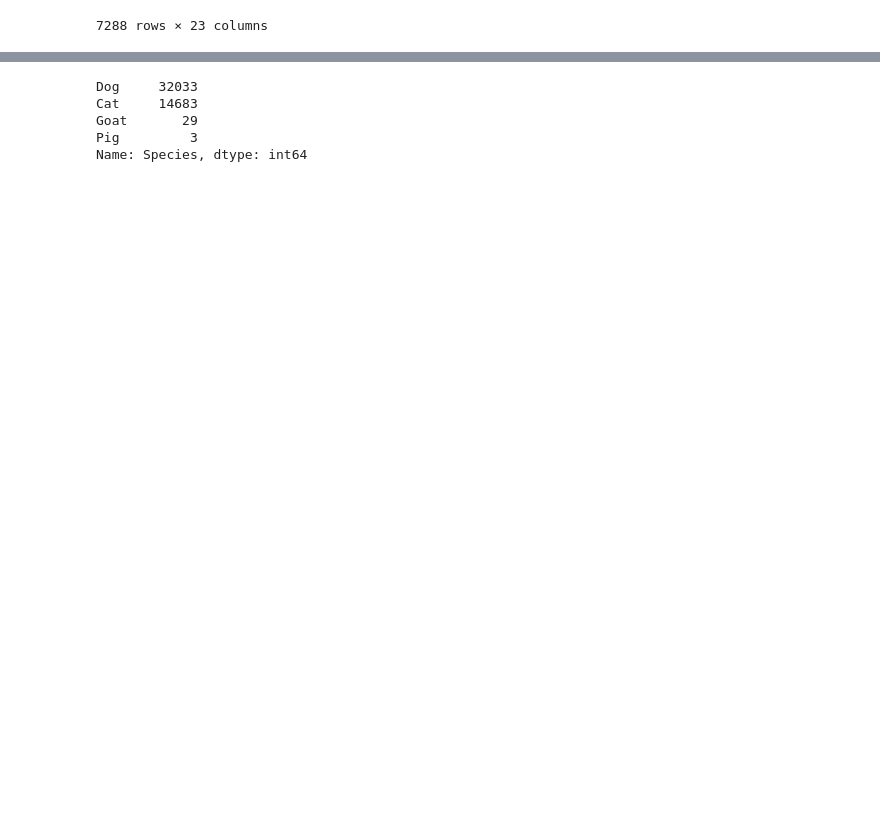
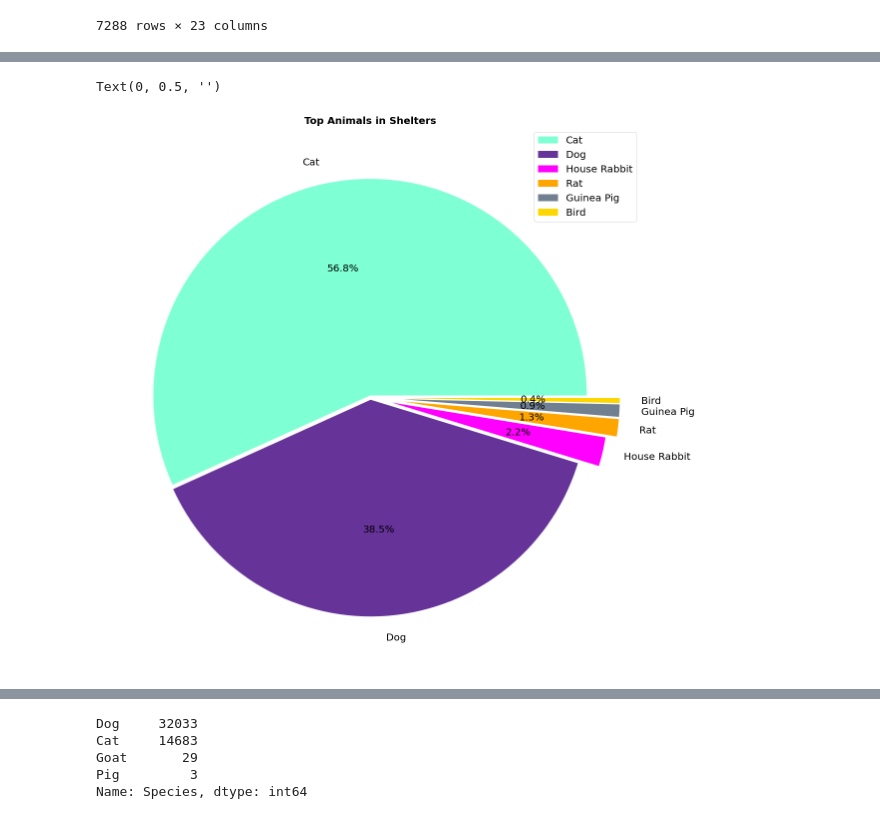
Before and after one commit to RichardMoseley/AnimalAnalysisProject, a Jupyter notebook: Pet Project .ipynb, the cells around one changed output, grey strips where cells are left out. Saved outputs shown, nothing was run; the diff lists cells and outputs as text; code cells hidden in the pictures; blank space fills up the shorter version.

Commit message:
Created Pie Charts

```diff
--- a/Pet Project .ipynb
+++ b/Pet Project .ipynb
@@ -52,0 +33,7 @@ Length: 806, dtype: int64
+# %%
+# Determine which animals are most common in an animal shelter?
+
+Question1 = Pet_Set1[['speciesname']].value_counts().rename_axis("speciesname").reset_index(name="Pet Count").set_index("speciesname")
+Question1
+
+# Question1.head(25)
@@ -52,0 +65,11 @@ Length: 806, dtype: int64
+# %%
+# Create Pie Chart
+colors=["aquamarine", "rebeccapurple", "fuchsia", "orange", "slategray", "gold"]
+explode = [0.01, 0.01, 0.1, 0.15, 0.15, 0.15]
+Question1.head(6).plot(kind="pie", y="Pet Count", figsize=(30,20),autopct="%1.1f%%", colors=colors, fontsize=20, explode=explode)
+plt.title("Top Animals in Shelters",fontsize=20, fontweight="bold")
+plt.legend(prop={"size":20})
+plt.ylabel("")
+# %% [output]
+Text(0, 0.5, '')
+[figure, added]
```
Also changed, not shown: parts of 4 cells of this notebook, 1 other file.
